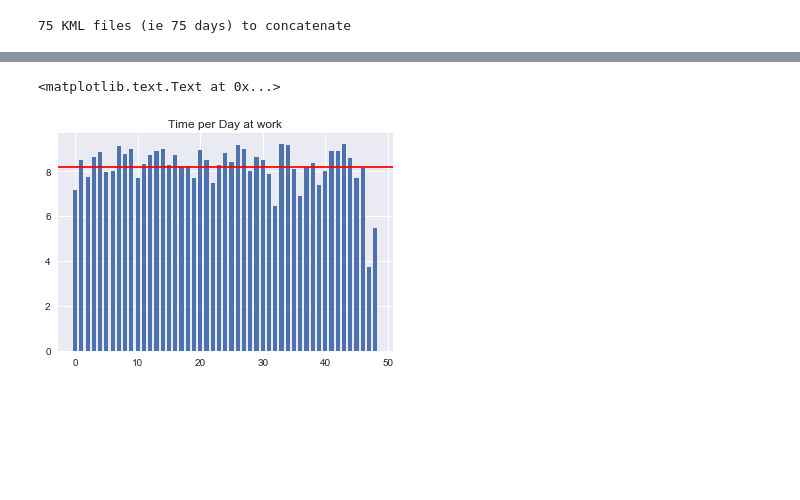
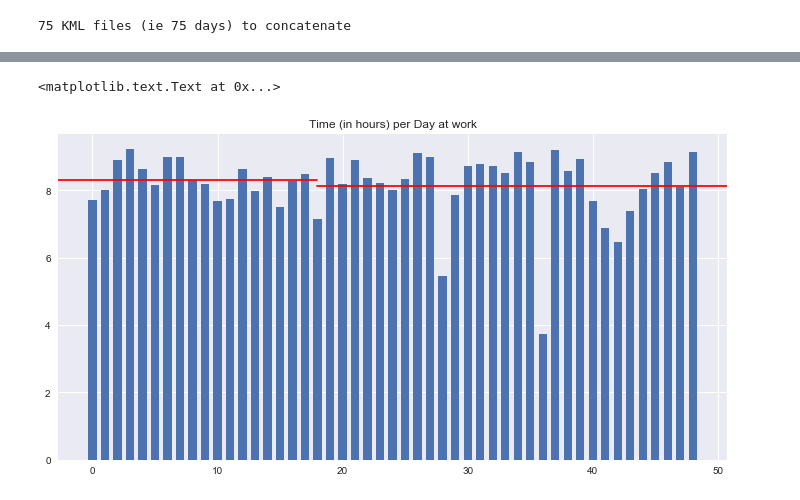
Before and after one commit to alexattia/Maps-Location-History, a Jupyter notebook: Location History.ipynb, the cells around one changed output, grey strips where cells are left out. Saved outputs shown, nothing was run; the diff lists cells and outputs as text; code cells hidden in the pictures; blank space fills up the shorter version.

```diff
--- a/Location History.ipynb
+++ b/Location History.ipynb
@@ -30,19 +17,0 @@ See the caveats in the documentation: http://pandas.pydata.org/pandas-docs/stabl
-# %%
-time_per_day = {}
-dist_per_day = []
-for day in sorted(df_driving['BeginDate'].unique()):
-    time_per_day.update({day:df_driving[df_driving['BeginDate'] == day].DurationMin.sum()})
-    dist_per_day.append(df_driving[df_driving['BeginDate'] == day].Distance.sum()*0.001)
-
-x = range(len(time_per_day.values()))
-width = 1/1.5
-
-
-f, ax = plt.subplots(ncols=2, figsize=(15,6))
-ax[0].bar(x, list(time_per_day.values()), width)
-ax[0].axhline(np.mean(list(time_per_day.values())), color="red")
-ax[0].set_title('Driving Duration (min)')
-
-ax[1].bar(x, dist_per_day, width)
-ax[1].axhline(np.mean(dist_per_day), color="red")
-ax[1].set_title('Driving Distance (km)')
@@ -52,15 +80,23 @@ ax[1].set_title('Driving Distance (km)')
 # %%
-time_per_day = {}
+time_per_day_work = {}
 for day in sorted(df_work['BeginDate']):
-    time_per_day.update({day:df_work[df_work['BeginDate'] == day].DurationMin.sum() / 60})
+    time_per_day_work.update({day:df_work[df_work['BeginDate'] == day].DurationMin.sum() / 60})
 
-x = range(len(time_per_day))
+x = range(len(time_per_day_work))
 width = 1/1.5
-plt.bar(x, time_per_day.values(), width)
-plt.axhline(np.mean(list(time_per_day.values())), color="red")
-plt.title('Time per Day at work')
+# plt.bar(x,  [elem[1] for elem in sorted(time_per_day_work.items())], width)
+# plt.axhline(np.mean(list(time_per_day_work.values())), color="red")
+# plt.title('Time per Day at work')
+
+mean_time_work_1 = np.mean([elem[1] for elem in sorted(time_per_day_work.items())][:index_move_out])
+mean_time_work_2 = np.mean([elem[1] for elem in sorted(time_per_day_work.items())][index_move_out:])
+plt.figure(figsize=(12,6))
+plt.bar(x, [elem[1] for elem in sorted(time_per_day_work.items())], width)
+plt.axhline(mean_time_work_1, xmin=0, xmax=(index_move_out+2)/len(x), color="red")
+plt.axhline(mean_time_work_2, xmin=(index_move_out+2)/len(x), xmax=1,  color="red")
+plt.title('Time (in hours) per Day at work')
 # %% [output]
 <matplotlib.text.Text at 0x...>
-[figure, old version]
+[figure, new version]
 # %%
 a = pd.Series(pd.to_timedelta([elem for elem in df_work.BeginTime if elem < '10:30:00'])).mean().total_seconds()
```
Also changed, not shown: parts of 8 cells of this notebook, 1 other file.
